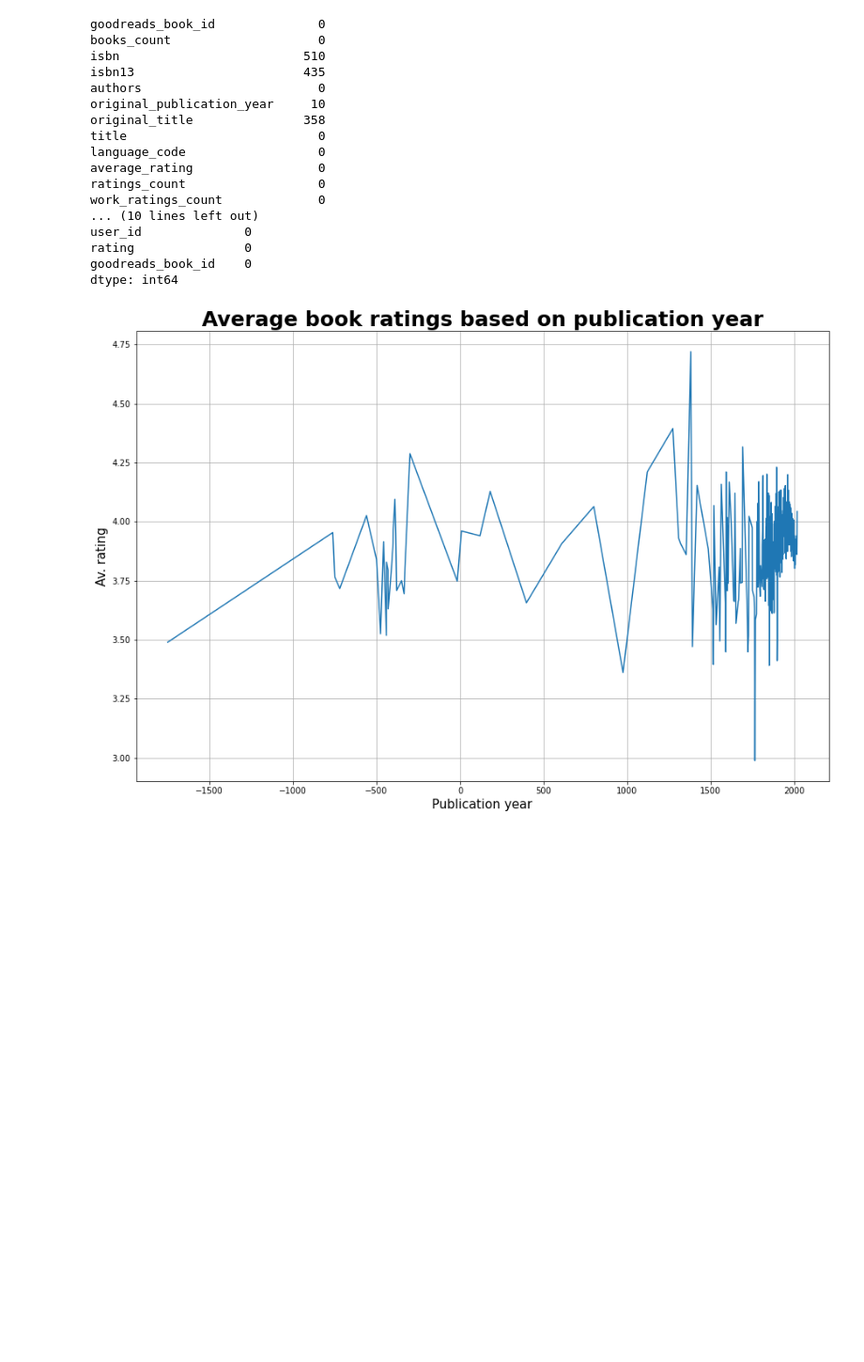
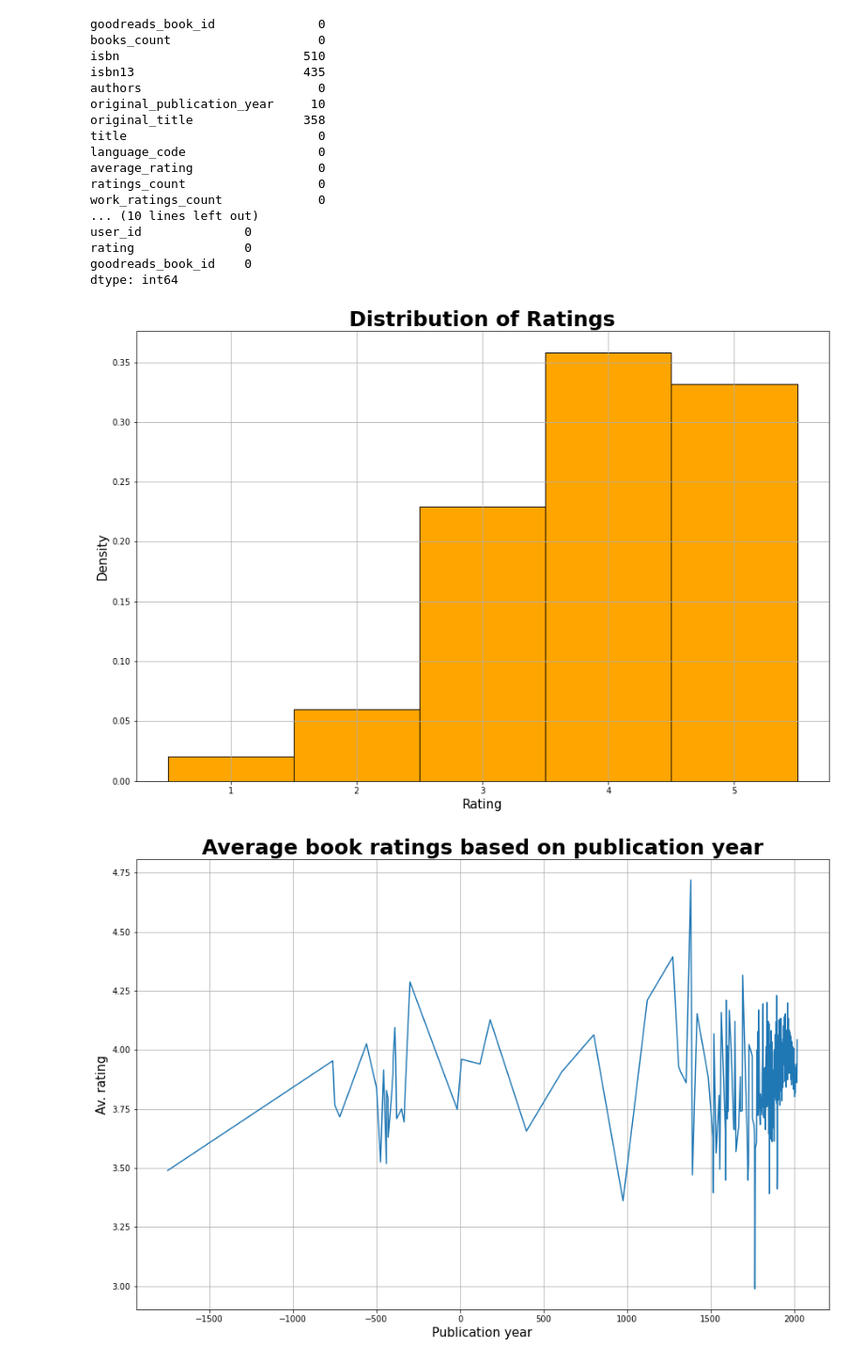
Before and after one commit to ColinB19/BookRecommender, a Jupyter notebook: exploratory_analysis_v2.ipynb, the cells around one changed output. Shown at 94% size. Saved outputs shown, nothing was run; the diff lists cells and outputs as text; code cells hidden in the pictures; blank space fills up the shorter version.

```diff
--- a/exploratory_analysis_v2.ipynb
+++ b/exploratory_analysis_v2.ipynb
@@ -157,4 +157,24 @@ dtype: int64
 # Great! The number of NaN's isn't that bad. Ratings is already clean. Let's make an average ratings column!
 averages = ratings.groupby('goodreads_book_id')['rating'].mean()
 averages = averages.to_dict()
+# %%
+# Let's get some plots going to assess the data.  Let's look at the distribution of ratings!
+plt.figure(figsize=(15,10))
+
+plt.hist(ratings['rating'],
+         density = True,
+         bins = 5,
+         range = (ratings['rating'].min()-0.5,ratings['rating'].max()+0.5),
+         edgecolor='Black',
+         facecolor = 'Orange')
+plt.title('Distribution of Ratings', title_kwargs)
+plt.xlabel('Rating', label_kwargs)
+plt.ylabel('Density', label_kwargs)
+plt.ticklabel_format(axis = 'y', style = 'plain', scilimits = (0,0))
+# plt.ticks(tick_kwargs)
+# plt.ylabel(tick_kwargs)
+plt.grid(True)
+plt.show()
+# %% [output]
+[figure, added]
 # %%
```
Also changed, not shown: parts of 6 cells of this notebook.
